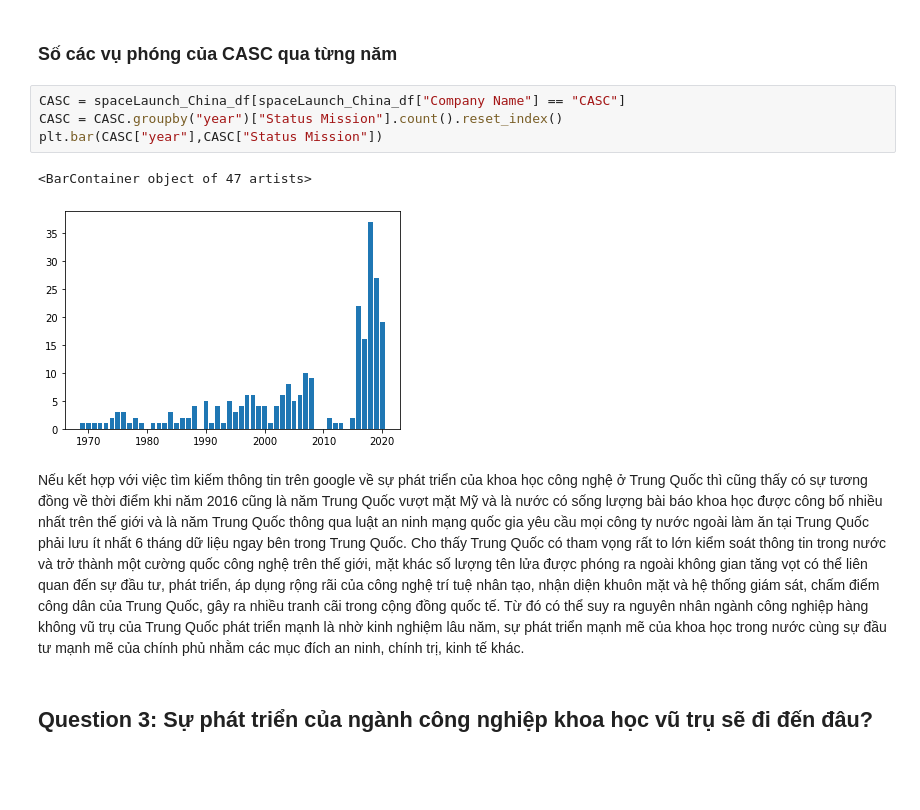
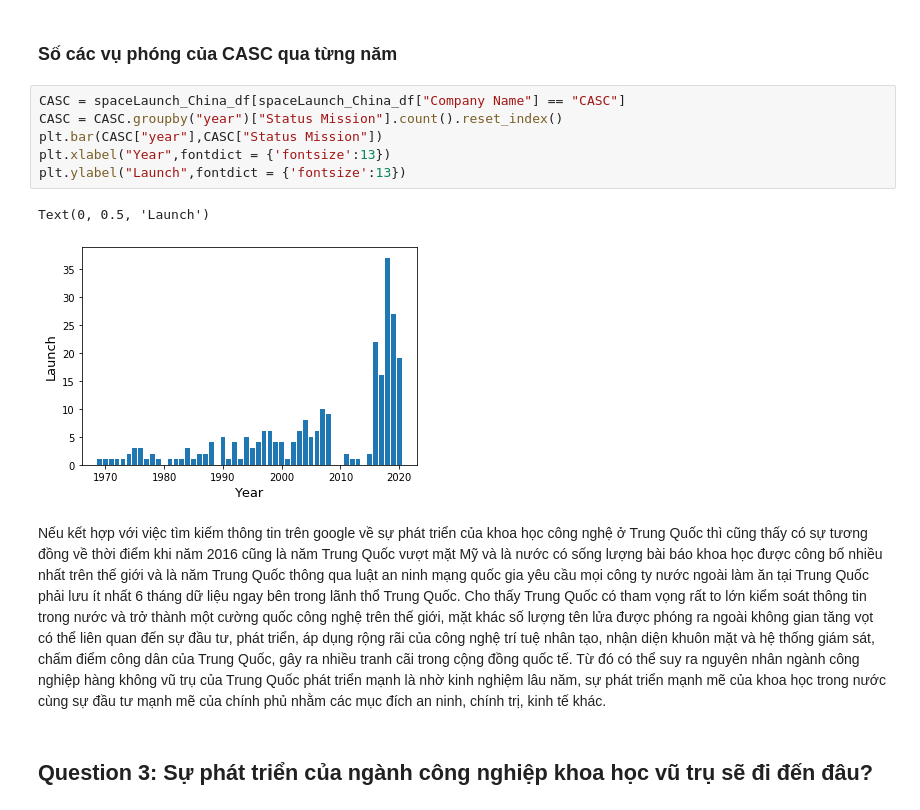
Before and after one commit to TranPhu1999/DH-LTKHDL-CK, a Jupyter notebook: 1712664-TranDucPhu_space.ipynb, the cells around one changed output. Saved outputs shown, nothing was run; the diff lists cells and outputs as text; blank space fills up the shorter version.

```diff
--- a/1712664-TranDucPhu_space.ipynb
+++ b/1712664-TranDucPhu_space.ipynb
@@ -326,12 +354,14 @@ Có thể thấy rằng công ty này của Trung Quốc có tuổi đời kinh
 # %%
 CASC = spaceLaunch_China_df[spaceLaunch_China_df["Company Name"] == "CASC"]
 CASC = CASC.groupby("year")["Status Mission"].count().reset_index()
 plt.bar(CASC["year"],CASC["Status Mission"])
+plt.xlabel("Year",fontdict = {'fontsize':13})
+plt.ylabel("Launch",fontdict = {'fontsize':13})
 # %% [output]
-<BarContainer object of 47 artists>
+Text(0, 0.5, 'Launch')
-[figure, old version]
+[figure, new version]
 # %% [markdown]
-Nếu kết hợp với việc tìm kiếm thông tin trên google về sự phát triển của khoa học công nghệ ở Trung Quốc thì cũng thấy có sự tương đồng về thời điểm khi năm 2016 cũng là năm Trung Quốc vượt mặt Mỹ và là nước có sống lượng bài báo khoa học được công bố nhiều nhất trên thế giới và là năm Trung Quốc thông qua luật an ninh mạng quốc gia yêu cầu mọi công ty nước ngoài làm ăn tại Trung Quốc phải lưu ít nhất 6 tháng dữ liệu ngay bên trong Trung Quốc. Cho thấy Trung Quốc có tham vọng rất to lớn kiểm soát thông tin trong nước và trở thành một cường quốc công nghệ trên thế giới, mặt khác số lượng tên lửa được phóng ra ngoài không gian tăng vọt có thể liên quan đến sự đầu tư, phát triển, áp dụng rộng rãi của công nghệ trí tuệ nhân tạo, nhận diện khuôn mặt và hệ thống giám sát, chấm điểm công dân của Trung Quốc, gây ra nhiều tranh cãi trong cộng đồng quốc tế. Từ đó có thể suy ra nguyên nhân ngành công nghiệp hàng không vũ trụ của Trung Quốc phát triển mạnh là nhờ kinh nghiệm lâu năm, sự phát triển mạnh mẽ của khoa học trong nước cùng sự đầu tư mạnh mẽ của chính phủ nhằm các mục đích an ninh, chính trị, kinh tế khác.
+Nếu kết hợp với việc tìm kiếm thông tin trên google về sự phát triển của khoa học công nghệ ở Trung Quốc thì cũng thấy có sự tương đồng về thời điểm khi năm 2016 cũng là năm Trung Quốc vượt mặt Mỹ và là nước có sống lượng bài báo khoa học được công bố nhiều nhất trên thế giới và là năm Trung Quốc thông qua luật an ninh mạng quốc gia yêu cầu mọi công ty nước ngoài làm ăn tại Trung Quốc phải lưu ít nhất 6 tháng dữ liệu ngay bên trong lãnh thổ Trung Quốc. Cho thấy Trung Quốc có tham vọng rất to lớn kiểm soát thông tin trong nước và trở thành một cường quốc công nghệ trên thế giới, mặt khác số lượng tên lửa được phóng ra ngoài không gian tăng vọt có thể liên quan đến sự đầu tư, phát triển, áp dụng rộng rãi của công nghệ trí tuệ nhân tạo, nhận diện khuôn mặt và hệ thống giám sát, chấm điểm công dân của Trung Quốc, gây ra nhiều tranh cãi trong cộng đồng quốc tế. Từ đó có thể suy ra nguyên nhân ngành công nghiệp hàng không vũ trụ của Trung Quốc phát triển mạnh là nhờ kinh nghiệm lâu năm, sự phát triển mạnh mẽ của khoa học trong nước cùng sự đầu tư mạnh mẽ của chính phủ nhằm các mục đích an ninh, chính trị, kinh tế khác.
 # %% [markdown]
 ## Question 3: Sự phát triển của ngành công nghiệp khoa học vũ trụ sẽ đi đến đâu?
 # %% [markdown]
```
Also changed, not shown: parts of 24 cells of this notebook.
